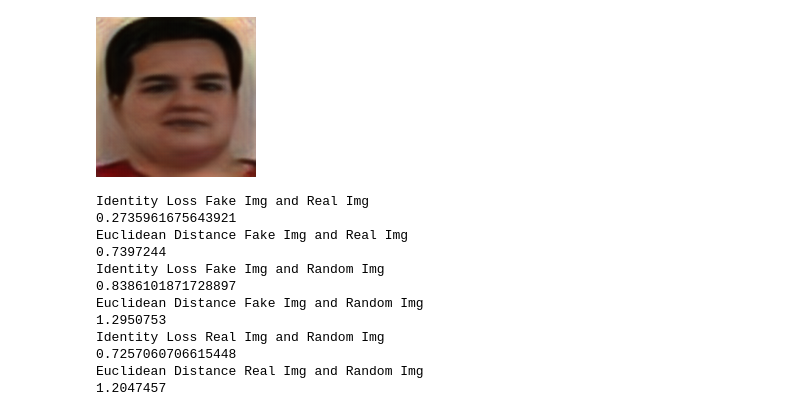
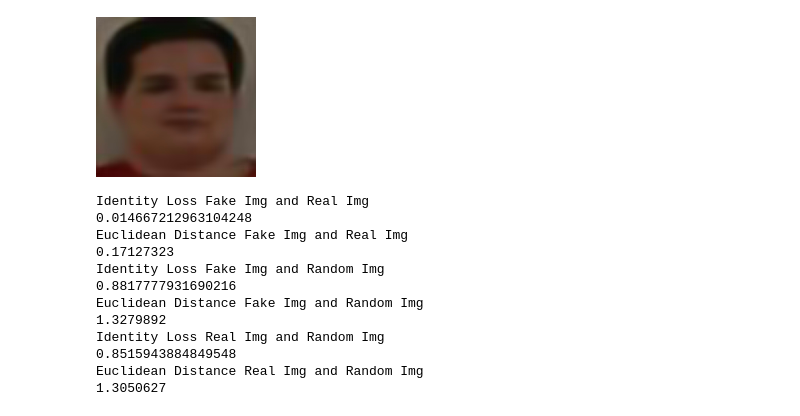
Before and after one commit to angelomenezes/Pytorch_Face_SR, a Jupyter notebook: eval/ICB-RW_Inception.ipynb, the cells around one changed output. Saved outputs shown, nothing was run; the diff lists cells and outputs as text; code cells hidden in the pictures.

Commit message:
finished training fsrcnn loss coord

```diff
--- a/eval/ICB-RW_Inception.ipynb
+++ b/eval/ICB-RW_Inception.ipynb
@@ -52,7 +47,7 @@ class SuperResolveDL:
             img = Image.open(path).convert('YCbCr').resize((self.size,self.size),resample=Image.BICUBIC)
             upsample, cb, cr = img.split()
             if not self.resize:
-                upsample, _, _ = Image.open(path).convert('YCbCr').split()
+                upsample, _, _ = Image.open(path).convert('YCbCr').resize((40,40),resample=Image.BICUBIC).split()
         elif self.channel == 3:
             if self.resize:
                 upsample = Image.open(path).convert('RGB').resize((self.size,self.size),resample=Image.BICUBIC)
@@ -72,11 +67,11 @@ class SuperResolveDL:
         if self.channel == 1:
             out_img = Image.fromarray(np.uint8(out_img[0]), mode='L')
             out_img = Image.merge('YCbCr', [out_img, cb, cr]).convert('RGB')
-
+            #out_img = out_img.resize((160,160), Image.BICUBIC)
         if self.channel == 3:
             out_img = out_img.transpose((1,2,0))
             out_img = Image.fromarray(np.uint8(out_img), mode='RGB')
-            out_img = out_img.resize((160,160), Image.BICUBIC)
+            #out_img = out_img.resize((160,160), Image.BICUBIC)
 
         return out_img
 
@@ -98,18 +93,28 @@ def return_batch_embedding(imgs_path):
     img_array = [transforms.ToTensor()(load_image(path)) for path in imgs_path]
     emb_array = [resnet(img.unsqueeze(0)).squeeze(0).detach().numpy() for img in img_array]
     return np.array(emb_array)
+# %%
+#model_path = '../checkpoints/SRCNN_x4_epoch_50.pth'
+#model_path = '../checkpoints/SRGAN_x4_epoch_30.pth'
+#model_path = '../checkpoints/SRGAN_FaceLoss_x4_epoch_28.pth'
+model_path = '../checkpoints/SubCNN_coord_x4_epoch_50.pth'
+#model_path = '../checkpoints/SubCNN_x4_epoch_50.pth'
+#model_path = '../checkpoints/FSRCNN_coord_x4_epoch_50.pth'
+
+model = torch.load(model_path, map_location=lambda storage, loc: storage.cuda(0))
+model = model.to(device)
 # %%
 resnet = InceptionResnetV1(pretrained='vggface2').eval()
 # %%
-load_image = SuperResolveDL(model, size=2000, channel=3, resize=False)
+load_image = SuperResolveDL(model, size=160, channel=1, resize=False)
 load_image('/media/angelo/DATEN/Datasets/ICB-RW/Margin1.3_56/gallery/003_f.jpg')
 # %% [output]
-[figure, old version]
+[figure, new version]
 # %%
 def l2_error(a,b):
     return sum((a-b)**2)
 
-low_res_img_path = '/media/angelo/DATEN/Datasets/CelebA/LR_56/test/018540.jpg'
+low_res_img_path = '/media/angelo/DATEN/Datasets/CelebA/LR_112/test/018540.jpg'
 original_img_path = '/media/angelo/DATEN/Datasets/CelebA/HR/test/018540.jpg'
 test_img_path = '/media/angelo/DATEN/Datasets/CelebA/HR/test/018590.jpg'
 
@@ -138,17 +143,17 @@ print('Euclidean Distance Real Img and Random Img')
 print(np.linalg.norm(hr_emb-test_emb))
 # %% [output]
 Identity Loss Fake Img and Real Img
-0.2735961675643921
+0.014667212963104248
 Euclidean Distance Fake Img and Real Img
-0.7397244
+0.17127323
 Identity Loss Fake Img and Random Img
-0.8386101871728897
+0.8817777931690216
 Euclidean Distance Fake Img and Random Img
-1.2950753
+1.3279892
 Identity Loss Real Img and Random Img
-0.7257060706615448
+0.8515943884849548
 Euclidean Distance Real Img and Random Img
-1.2047457
+1.3050627
 # %%
 img_path = '/media/angelo/DATEN/Datasets/ICB-RW/Margin1.3_56/'
 
```
Also changed, not shown: parts of 3 cells of this notebook, 47 other files.
